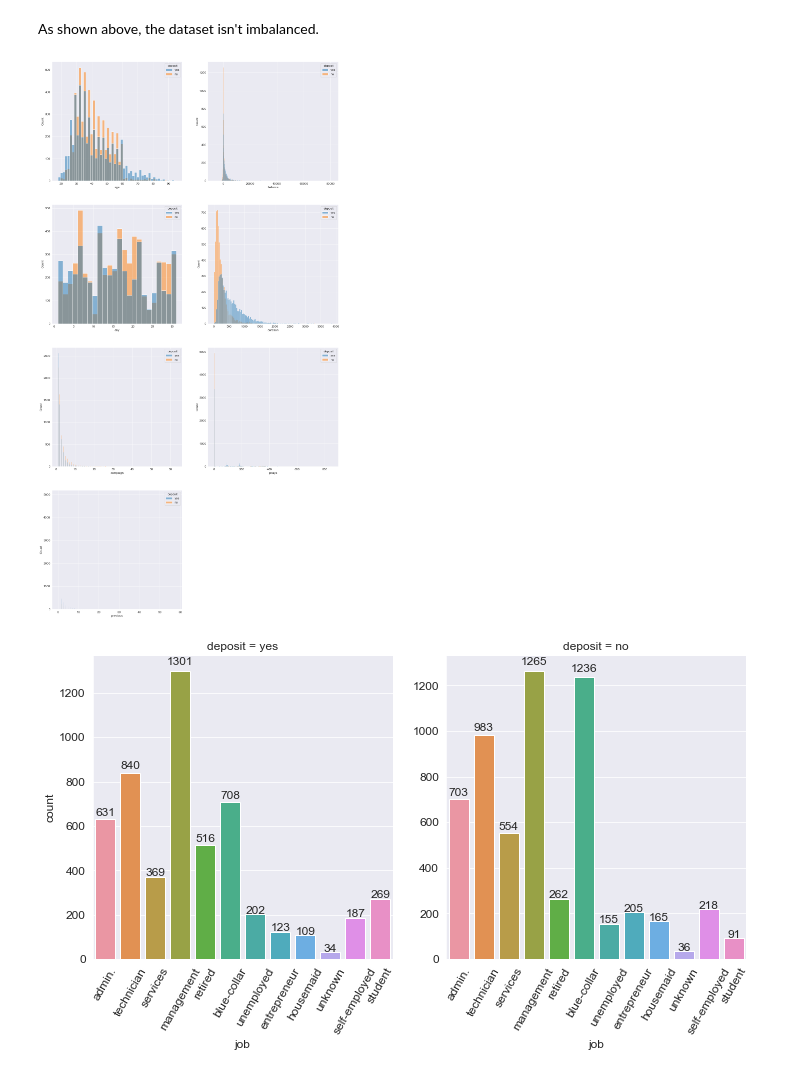
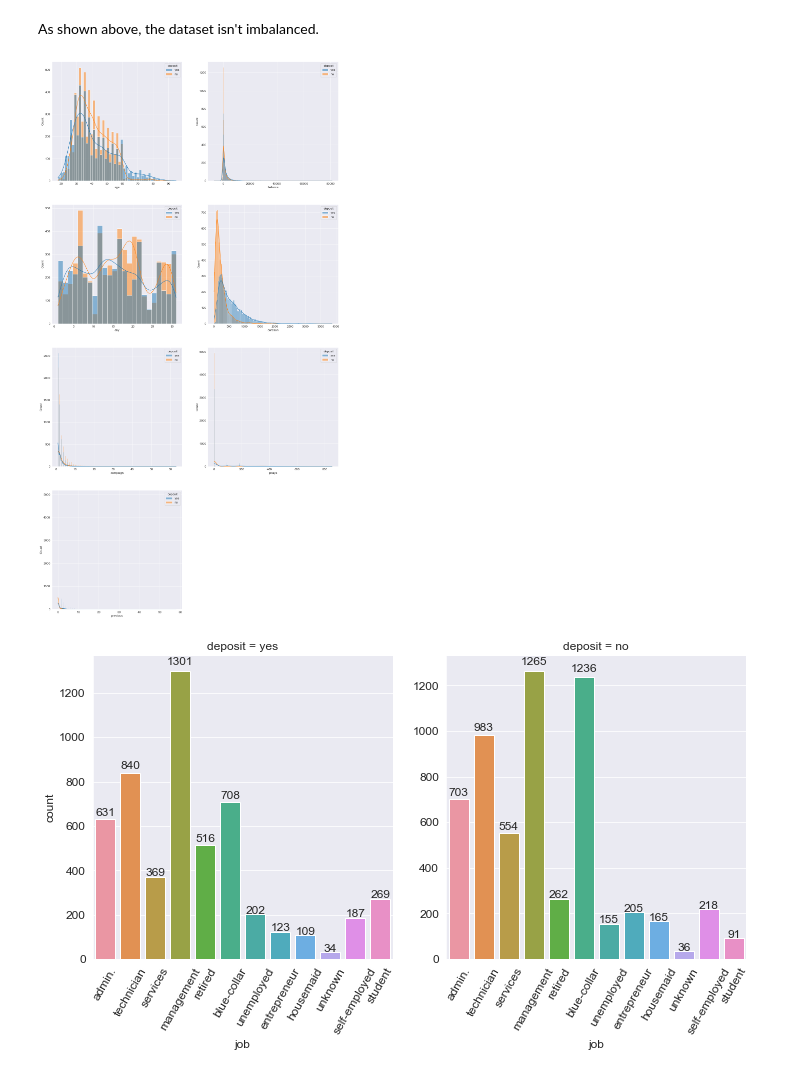
Before and after one commit to Guilherme-Yuji/Data-Science-Portfolio, a Jupyter notebook: bankMarketingCampaign/Bank Marketing Campaign.ipynb, the cells around one changed output. Cells and saved outputs as stored; diff of their text form; code cells hidden in the pictures.

```diff
--- a/bankMarketingCampaign/Bank Marketing Campaign.ipynb
+++ b/bankMarketingCampaign/Bank Marketing Campaign.ipynb
@@ -296,24 +296,24 @@ As shown above, the dataset isn't imbalanced.
 # %%
 #Relationship between the numerical attributes
 plt.figure(figsize=(20, 70))
 plt.rcParams.update({'font.size': 12})
 plt.subplot(7,2,1)
-sns.histplot(data= data, x = numerical_attributes[0], hue ='deposit')
+sns.histplot(data= data, x = numerical_attributes[0], hue ='deposit', kde = True)
 plt.subplot(7,2,2)
-sns.histplot(data= data, x = numerical_attributes[1], hue ='deposit')
+sns.histplot(data= data, x = numerical_attributes[1], hue ='deposit', kde = True)
 plt.subplot(7,2,3)
-sns.histplot(data= data, x = numerical_attributes[2], hue ='deposit')
+sns.histplot(data= data, x = numerical_attributes[2], hue ='deposit', kde = True)
 plt.subplot(7,2,4)
-sns.histplot(data= data, x = numerical_attributes[3], hue ='deposit')
+sns.histplot(data= data, x = numerical_attributes[3], hue ='deposit', kde = True)
 plt.subplot(7,2,5)
-sns.histplot(data= data, x = numerical_attributes[4], hue ='deposit')
+sns.histplot(data= data, x = numerical_attributes[4], hue ='deposit', kde = True)
 plt.subplot(7,2,6)
-sns.histplot(data= data, x = numerical_attributes[5], hue ='deposit')
+sns.histplot(data= data, x = numerical_attributes[5], hue ='deposit', kde = True)
 plt.subplot(7,2,7)
-sns.histplot(data= data, x = numerical_attributes[6], hue ='deposit')
+sns.histplot(data= data, x = numerical_attributes[6], hue ='deposit', kde = True)
 plt.show()
 # %% [output]
-[figure, old version]
+[figure, new version]
 # %%
 #Relationship between the categorical attributes
 for col in data.select_dtypes(include='object'):
```
